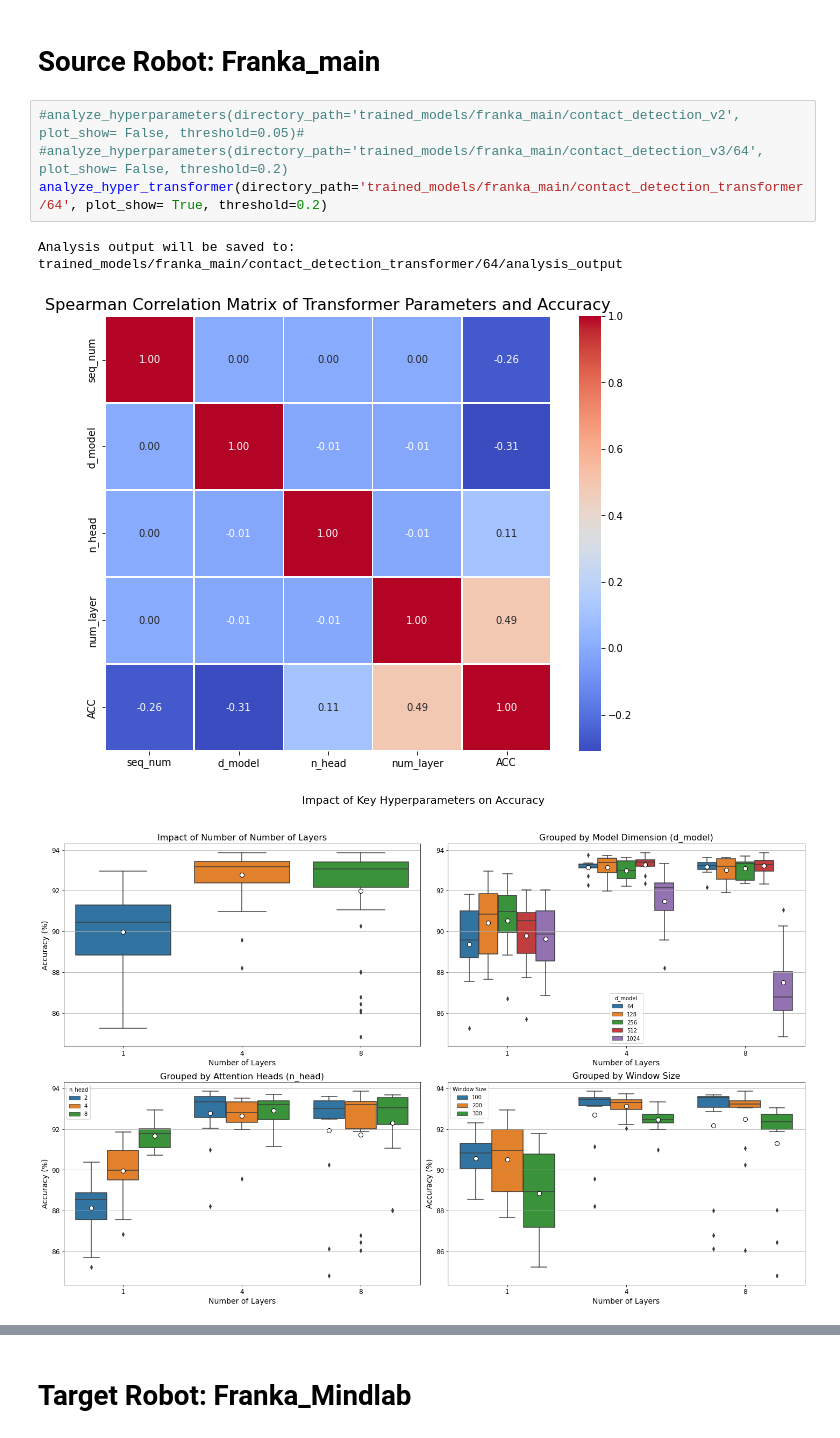
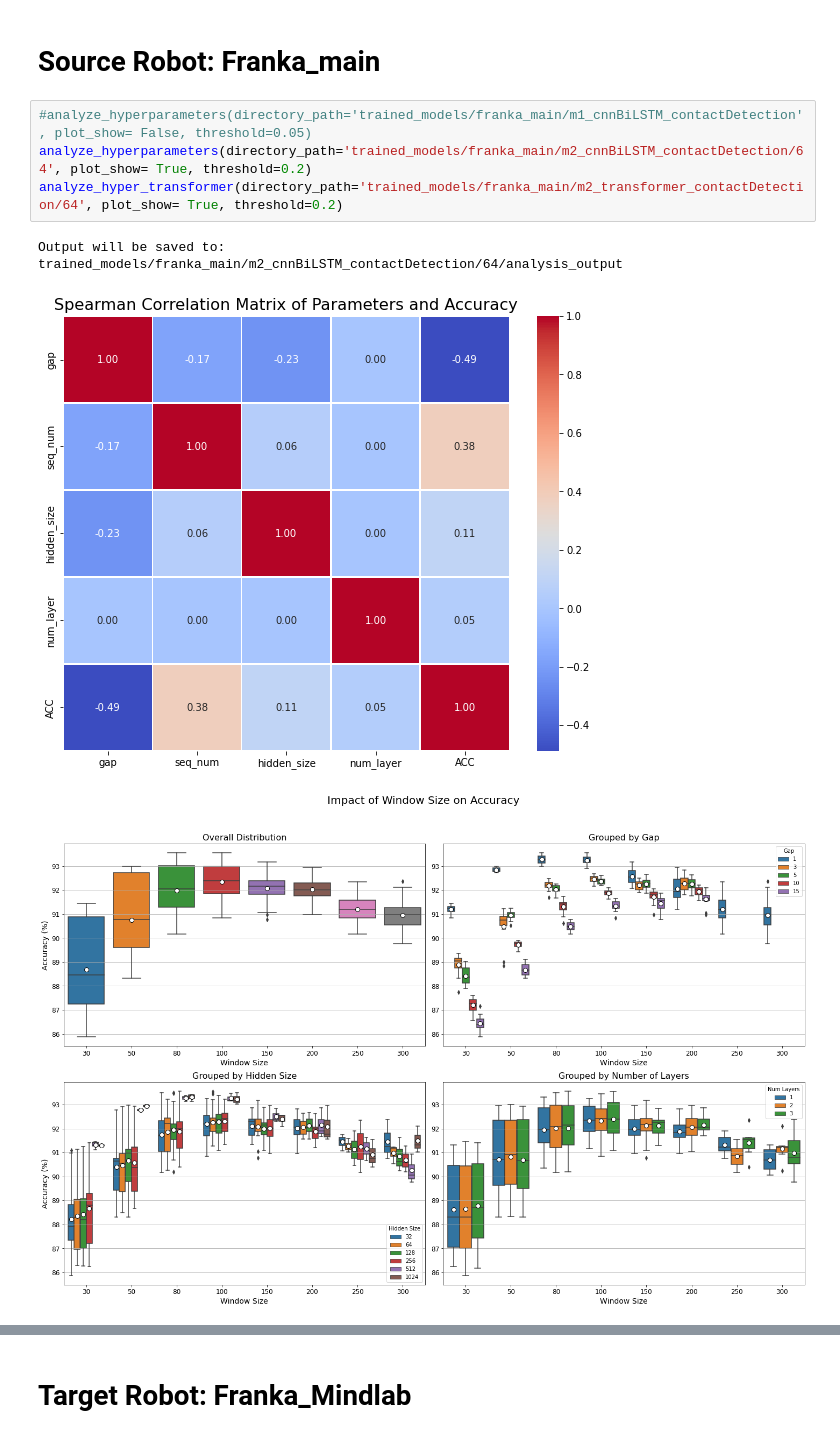
Before and after one commit to MindLabZHAW/contactInterpretation, a Jupyter notebook: pipelines/HyperparameterAnalysis.ipynb, the cells around one changed output, grey strips where cells are left out. Saved outputs shown, nothing was run; the diff lists cells and outputs as text.

```diff
--- a/pipelines/HyperparameterAnalysis.ipynb
+++ b/pipelines/HyperparameterAnalysis.ipynb
@@ -279,10 +279,10 @@ def analyze_hyper_transformer(directory_path, plot_show=True, threshold=0.5):
 # %% [markdown]
 # Source Robot: Franka_main
 # %%
-#analyze_hyperparameters(directory_path='trained_models/franka_main/contact_detection_v2', plot_show= False, threshold=0.05)#
-#analyze_hyperparameters(directory_path='trained_models/franka_main/contact_detection_v3/64', plot_show= False, threshold=0.2)
-analyze_hyper_transformer(directory_path='trained_models/franka_main/contact_detection_transformer/64', plot_show= True, threshold=0.2)
+#analyze_hyperparameters(directory_path='trained_models/franka_main/m1_cnnBiLSTM_contactDetection', plot_show= False, threshold=0.05)
+analyze_hyperparameters(directory_path='trained_models/franka_main/m2_cnnBiLSTM_contactDetection/64', plot_show= True, threshold=0.2)
+analyze_hyper_transformer(directory_path='trained_models/franka_main/m2_transformer_contactDetection/64', plot_show= True, threshold=0.2)
 # %% [output]
-Analysis output will be saved to: trained_models/franka_main/contact_detection_transformer/64/analysis_output
+Output will be saved to: trained_models/franka_main/m2_cnnBiLSTM_contactDetection/64/analysis_output
-[figure, old version]
+[figure, new version]
-[figure, old version]
+[figure, new version]
```
Also changed, not shown: parts of 7 cells of this notebook, 40 other files.
